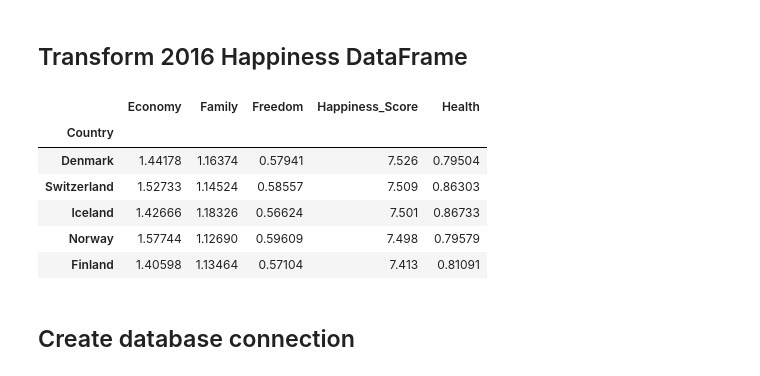
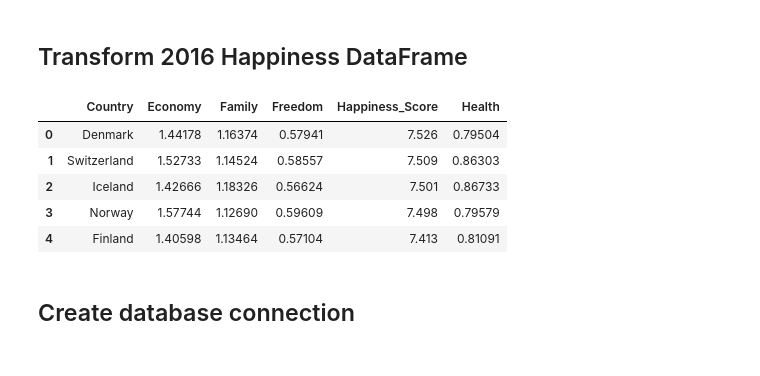
Before and after one commit to michelleherman13/project-2, a Jupyter notebook: etl.ipynb, the cells around one changed output. Saved outputs shown, nothing was run; the diff lists cells and outputs as text; code cells hidden in the pictures.

```diff
--- a/etl.ipynb
+++ b/etl.ipynb
@@ -92,20 +100,19 @@ happy2015_transformed.head()
 # %%
 # Create a filtered dataframe from specific columns
 happy2016_cols = ["Country", "Economy", "Family","Freedom","Happiness_Score", "Health"]
 happy2016_transformed= happy2016_df[happy2016_cols].copy()
 
 # Clean the data by dropping duplicates and setting the index
 happy2016_transformed.drop_duplicates
-happy2016_transformed.set_index("Country", inplace=True)
+#happy2016_transformed.set_index("Country", inplace=True)
 happy2016_transformed.head()
 # %% [output]
-|  | Economy | Family | Freedom | Happiness_Score | Health |
-| Country |  |  |  |  |  |
-| Denmark | 1.44178 | 1.16374 | 0.57941 | 7.526 | 0.79504 |
-| Switzerland | 1.52733 | 1.14524 | 0.58557 | 7.509 | 0.86303 |
-| Iceland | 1.42666 | 1.18326 | 0.56624 | 7.501 | 0.86733 |
-| Norway | 1.57744 | 1.12690 | 0.59609 | 7.498 | 0.79579 |
-| Finland | 1.40598 | 1.13464 | 0.57104 | 7.413 | 0.81091 |
+|  | Country | Economy | Family | Freedom | Happiness_Score | Health |
+| 0 | Denmark | 1.44178 | 1.16374 | 0.57941 | 7.526 | 0.79504 |
+| 1 | Switzerland | 1.52733 | 1.14524 | 0.58557 | 7.509 | 0.86303 |
+| 2 | Iceland | 1.42666 | 1.18326 | 0.56624 | 7.501 | 0.86733 |
+| 3 | Norway | 1.57744 | 1.12690 | 0.59609 | 7.498 | 0.79579 |
+| 4 | Finland | 1.40598 | 1.13464 | 0.57104 | 7.413 | 0.81091 |
 # %% [markdown]
 ## Create database connection
 # %%
```
Also changed, not shown: parts of 11 cells of this notebook, 3 other files.
